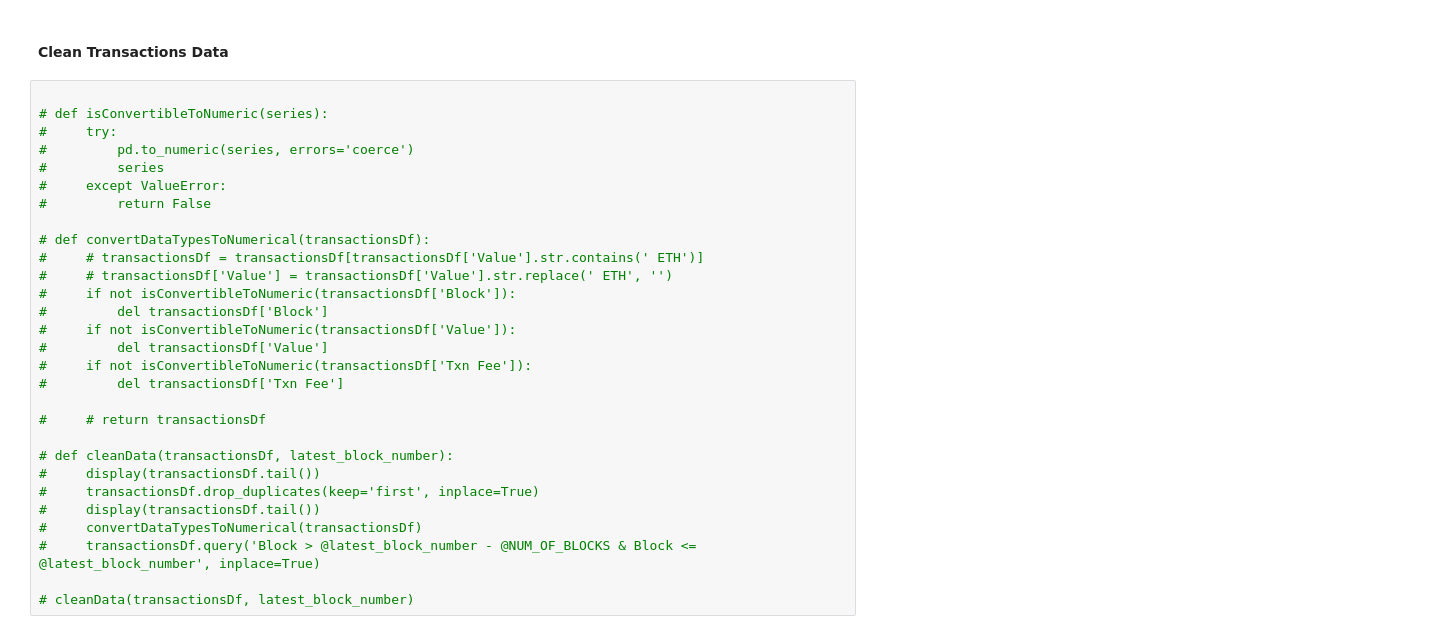
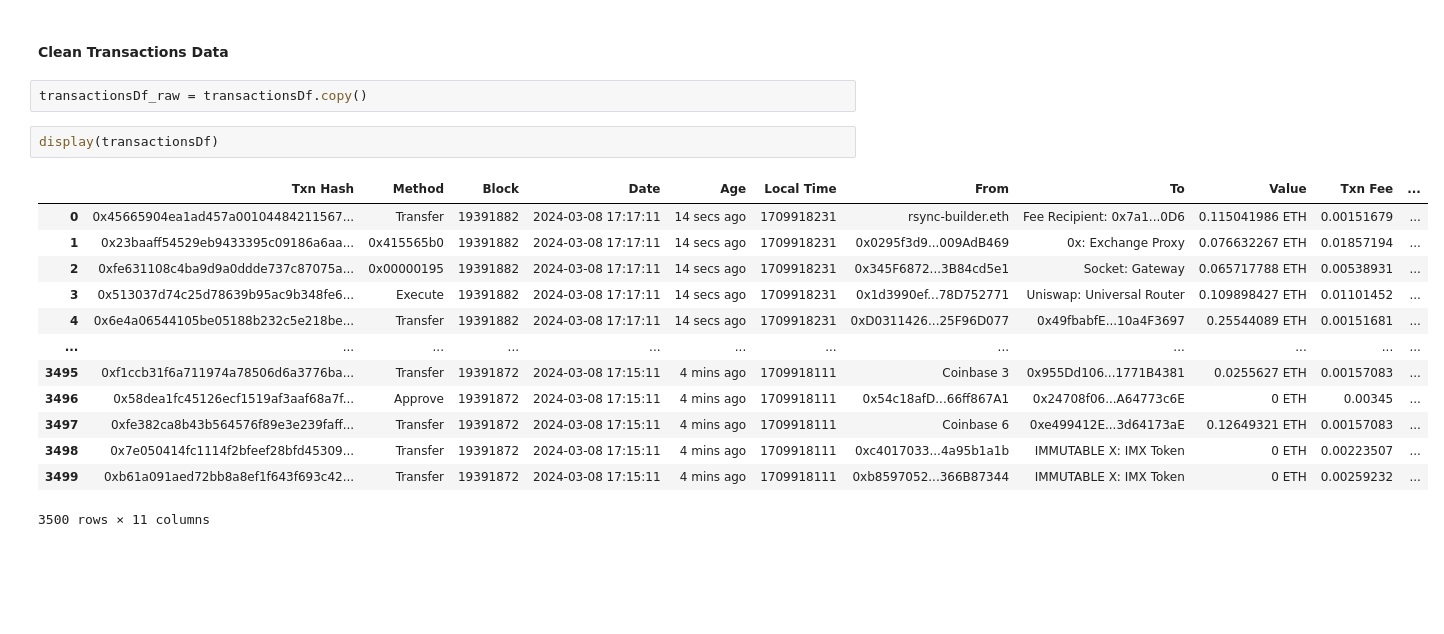
Before and after one commit to avamirm/Web-Scraping, a Jupyter notebook: Code&Report.ipynb, the cells around one changed output. Drawn from its saved outputs; the diff is of its cells as text; blank space fills up the shorter version.

Commit message:
cleansing data

```diff
--- a/Code&Report.ipynb
+++ b/Code&Report.ipynb
@@ -88,32 +90,21 @@ saveToCsvFile(transactionsDf)
 ## Part 2: Data Analysis
 # %% [markdown]
 #### Clean Transactions Data
-# %%
-
-# def isConvertibleToNumeric(series):
-#     try:
-#         pd.to_numeric(series, errors='coerce')
-#         series
-#     except ValueError:
-#         return False
-
-# def convertDataTypesToNumerical(transactionsDf):
-#     # transactionsDf = transactionsDf[transactionsDf['Value'].str.contains(' ETH')]
-#     # transactionsDf['Value'] = transactionsDf['Value'].str.replace(' ETH', '')
-#     if not isConvertibleToNumeric(transactionsDf['Block']):
-#         del transactionsDf['Block']
-#     if not isConvertibleToNumeric(transactionsDf['Value']):
-#         del transactionsDf['Value']
-#     if not isConvertibleToNumeric(transactionsDf['Txn Fee']):
-#         del transactionsDf['Txn Fee']
-
-#     # return transactionsDf
-
-# def cleanData(transactionsDf, latest_block_number):
-#     display(transactionsDf.tail())
-#     transactionsDf.drop_duplicates(keep='first', inplace=True)
-#     display(transactionsDf.tail())
-#     convertDataTypesToNumerical(transactionsDf)
-#     transactionsDf.query('Block > @latest_block_number - @NUM_OF_BLOCKS & Block <= @latest_block_number', inplace=True)
-
-# cleanData(transactionsDf, latest_block_number)
+# %%
+transactionsDf_raw = transactionsDf.copy()
+# %%
+display(transactionsDf)
+# %% [output]
+|  | Txn Hash | Method | Block | Date | Age | Local Time | From | To | Value | Txn Fee | ... |
+| 0 | 0x45665904ea1ad457a00104484211567... | Transfer | 19391882 | 2024-03-08 17:17:11 | 14 secs ago | 1709918231 | rsync-builder.eth | Fee Recipient: 0x7a1...0D6 | 0.115041986 ETH | 0.00151679 | ... |
+| 1 | 0x23baaff54529eb9433395c09186a6aa... | 0x415565b0 | 19391882 | 2024-03-08 17:17:11 | 14 secs ago | 1709918231 | 0x0295f3d9...009AdB469 | 0x: Exchange Proxy | 0.076632267 ETH | 0.01857194 | ... |
+| 2 | 0xfe631108c4ba9d9a0ddde737c87075a... | 0x00000195 | 19391882 | 2024-03-08 17:17:11 | 14 secs ago | 1709918231 | 0x345F6872...3B84cd5e1 | Socket: Gateway | 0.065717788 ETH | 0.00538931 | ... |
+| 3 | 0x513037d74c25d78639b95ac9b348fe6... | Execute | 19391882 | 2024-03-08 17:17:11 | 14 secs ago | 1709918231 | 0x1d3990ef...78D752771 | Uniswap: Universal Router | 0.109898427 ETH | 0.01101452 | ... |
+| 4 | 0x6e4a06544105be05188b232c5e218be... | Transfer | 19391882 | 2024-03-08 17:17:11 | 14 secs ago | 1709918231 | 0xD0311426...25F96D077 | 0x49fbabfE...10a4F3697 | 0.25544089 ETH | 0.00151681 | ... |
+| ... | ... | ... | ... | ... | ... | ... | ... | ... | ... | ... | ... |
+| 3495 | 0xf1ccb31f6a711974a78506d6a3776ba... | Transfer | 19391872 | 2024-03-08 17:15:11 | 4 mins ago | 1709918111 | Coinbase 3 | 0x955Dd106...1771B4381 | 0.0255627 ETH | 0.00157083 | ... |
+| 3496 | 0x58dea1fc45126ecf1519af3aaf68a7f... | Approve | 19391872 | 2024-03-08 17:15:11 | 4 mins ago | 1709918111 | 0x54c18afD...66ff867A1 | 0x24708f06...A64773c6E | 0 ETH | 0.00345 | ... |
+| 3497 | 0xfe382ca8b43b564576f89e3e239faff... | Transfer | 19391872 | 2024-03-08 17:15:11 | 4 mins ago | 1709918111 | Coinbase 6 | 0xe499412E...3d64173aE | 0.12649321 ETH | 0.00157083 | ... |
+| 3498 | 0x7e050414fc1114f2bfeef28bfd45309... | Transfer | 19391872 | 2024-03-08 17:15:11 | 4 mins ago | 1709918111 | 0xc4017033...4a95b1a1b | IMMUTABLE X: IMX Token | 0 ETH | 0.00223507 | ... |
+| 3499 | 0xb61a091aed72bb8a8ef1f643f693c42... | Transfer | 19391872 | 2024-03-08 17:15:11 | 4 mins ago | 1709918111 | 0xb8597052...366B87344 | IMMUTABLE X: IMX Token | 0 ETH | 0.00259232 | ... |
+3500 rows × 11 columns
```
Also changed, not shown: parts of 11 cells of this notebook.
